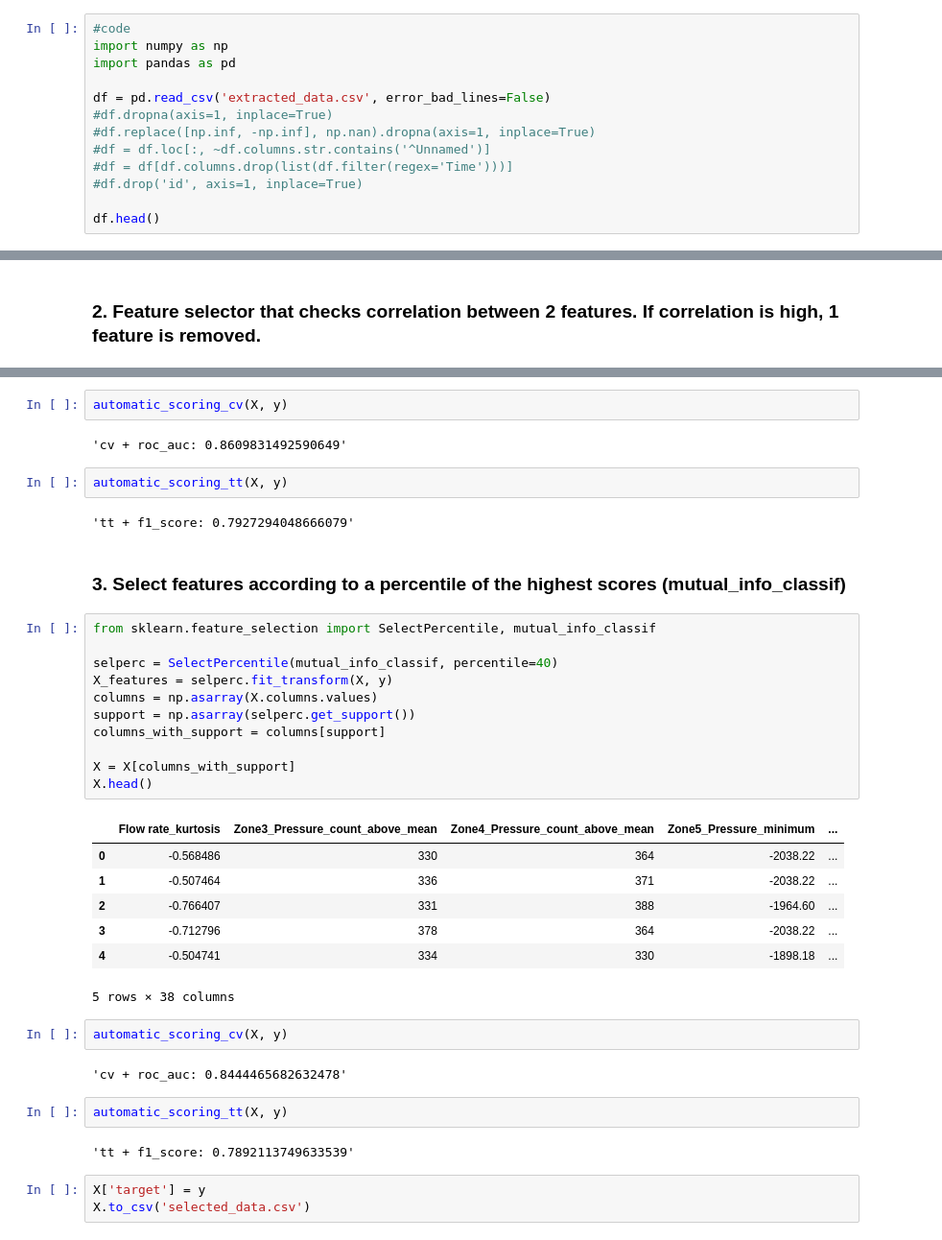
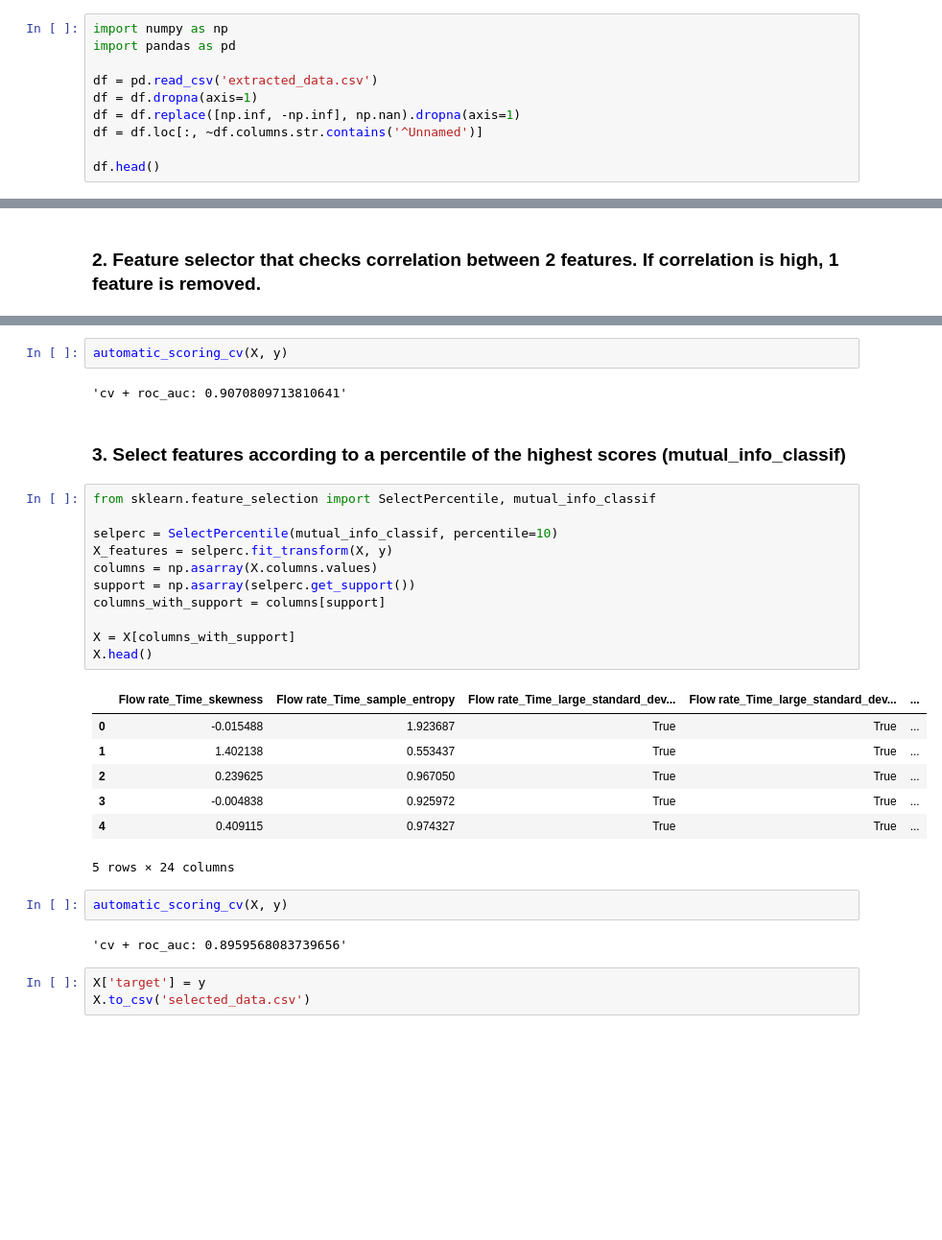
Before and after one commit to xetxezarreta/composite-analysis, a Jupyter notebook: composite3/1-feature-selection.ipynb, the cells around one changed output, grey strips where cells are left out. Shown: that part at 96% size. Drawn from its saved outputs; the diff is of its cells as text; blank space fills up the shorter version.

```diff
--- a/composite3/1-feature-selection.ipynb
+++ b/composite3/1-feature-selection.ipynb
@@ -3,16 +3,13 @@
 # %% [markdown]
 ### Load the data from file and save train/test data
 # %%
-#code
 import numpy as np
 import pandas as pd
 
-df = pd.read_csv('extracted_data.csv', error_bad_lines=False)
-#df.dropna(axis=1, inplace=True)
-#df.replace([np.inf, -np.inf], np.nan).dropna(axis=1, inplace=True)
-#df = df.loc[:, ~df.columns.str.contains('^Unnamed')]
-#df = df[df.columns.drop(list(df.filter(regex='Time')))]
-#df.drop('id', axis=1, inplace=True)
+df = pd.read_csv('extracted_data.csv')
+df = df.dropna(axis=1)
+df = df.replace([np.inf, -np.inf], np.nan).dropna(axis=1)
+df = df.loc[:, ~df.columns.str.contains('^Unnamed')]
 
 df.head()
 # %% [output]
@@ -143,40 +111,32 @@ Corr calculated
 # %%
 automatic_scoring_cv(X, y)
 # %% [output]
-'cv + roc_auc: 0.8609831492590649'
+'cv + roc_auc: 0.9070809713810641'
-# %%
-automatic_scoring_tt(X, y)
-# %% [output]
-'tt + f1_score: 0.7927294048666079'
 # %% [markdown]
 ### 3. Select features according to a percentile of the highest scores (mutual_info_classif)
 # %%
 from sklearn.feature_selection import SelectPercentile, mutual_info_classif
 
-selperc = SelectPercentile(mutual_info_classif, percentile=40)
+selperc = SelectPercentile(mutual_info_classif, percentile=10)
 X_features = selperc.fit_transform(X, y)
 columns = np.asarray(X.columns.values)
 support = np.asarray(selperc.get_support())
 columns_with_support = columns[support]
 
 X = X[columns_with_support]
 X.head()
 # %% [output]
-|  | Flow rate_kurtosis | Zone3_Pressure_count_above_mean | Zone4_Pressure_count_above_mean | Zone5_Pressure_minimum | ... |
-| 0 | -0.568486 | 330 | 364 | -2038.22 | ... |
-| 1 | -0.507464 | 336 | 371 | -2038.22 | ... |
-| 2 | -0.766407 | 331 | 388 | -1964.60 | ... |
-| 3 | -0.712796 | 378 | 364 | -2038.22 | ... |
-| 4 | -0.504741 | 334 | 330 | -1898.18 | ... |
+|  | Flow rate_Time_skewness | Flow rate_Time_sample_entropy | Flow rate_Time_large_standard_dev... | Flow rate_Time_large_standard_dev... | ... |
+| 0 | -0.015488 | 1.923687 | True | True | ... |
+| 1 | 1.402138 | 0.553437 | True | True | ... |
+| 2 | 0.239625 | 0.967050 | True | True | ... |
+| 3 | -0.004838 | 0.925972 | True | True | ... |
+| 4 | 0.409115 | 0.974327 | True | True | ... |
-5 rows × 38 columns
+5 rows × 24 columns
 # %%
 automatic_scoring_cv(X, y)
 # %% [output]
-'cv + roc_auc: 0.8444465682632478'
+'cv + roc_auc: 0.8959568083739656'
-# %%
-automatic_scoring_tt(X, y)
-# %% [output]
-'tt + f1_score: 0.7892113749633539'
 # %%
 X['target'] = y
 X.to_csv('selected_data.csv')
```
Also changed, not shown: parts of 9 cells of this notebook, 3 other files.
